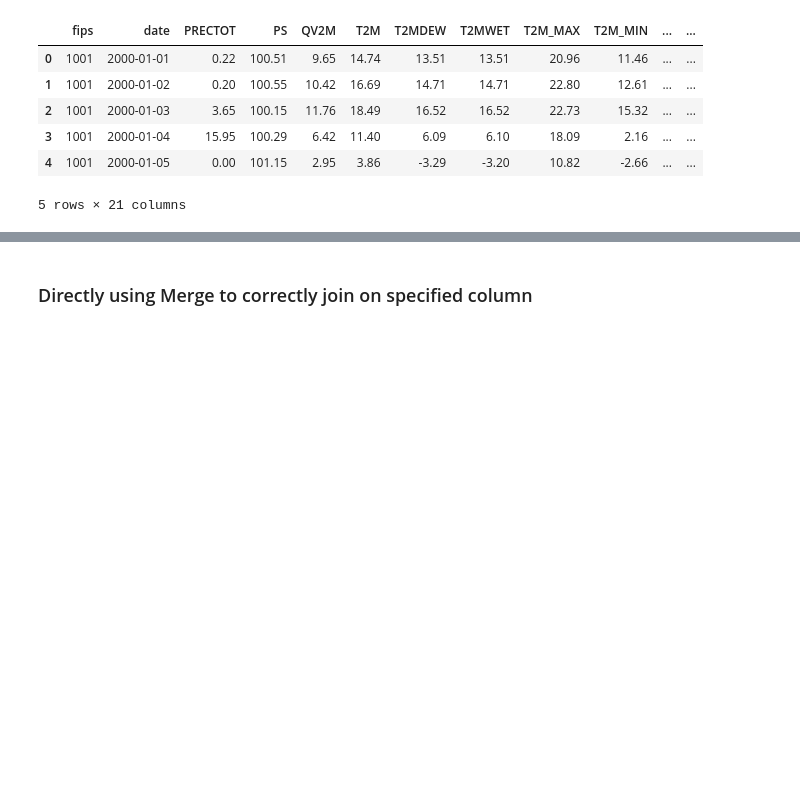
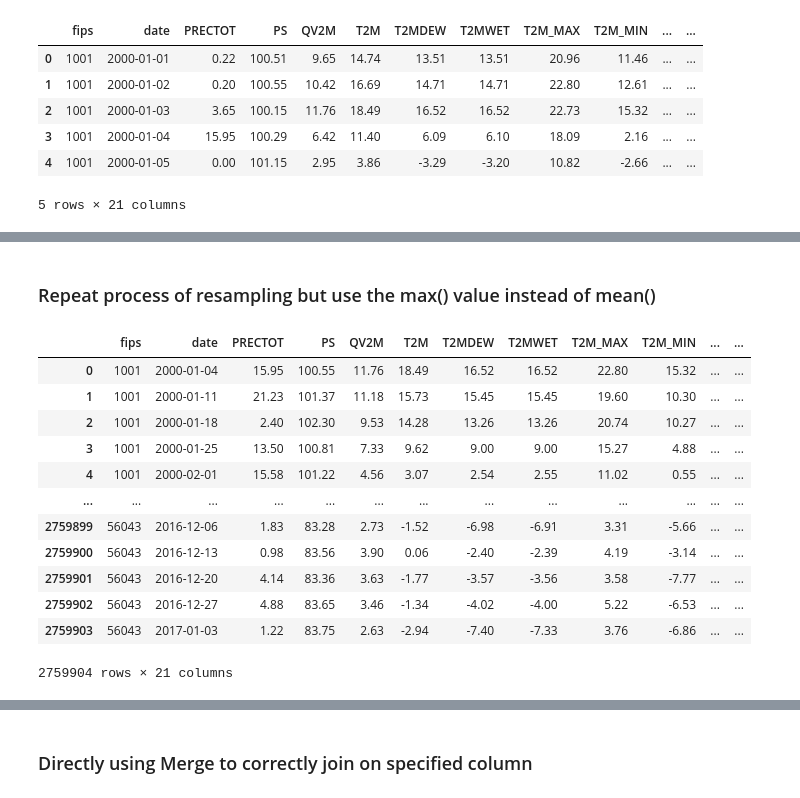
Before and after one commit to ChadDelany/drought_prediction, a Jupyter notebook: Notebooks/03c_Preprocessing-Resample_Merge.ipynb, the cells around one changed output, grey strips where cells are left out. Saved outputs shown, nothing was run; the diff lists cells and outputs as text; code cells hidden in the pictures; blank space fills up the shorter version.

Commit message:
reorganized, setup mean, min, max

```diff
--- a/Notebooks/03c_Preprocessing-Resample_Merge_Scale.ipynb
+++ b/Notebooks/03c_Preprocessing-Resample_Merge.ipynb
@@ -190,0 +189,27 @@ train_set_mean
+# %% [markdown]
+### Repeat process of resampling but use the max() value instead of mean()
+# %%
+# For each county ('fips'), since the score value is set on Tuesday,
+# find the max for all variables from the week leading up to Tuesday: previous Wednesday to Tuesday.
+train_set_max = train_set.groupby('fips').resample('W-TUE', on='date').max()
+
+train_set_max.rename({'fips': 'fips_copy', 'date': 'date_copy'}, axis=1, inplace=True)
+train_set_max.reset_index(inplace=True)
+train_set_max.fillna(method='ffill', inplace=True)
+train_set_max.drop(['fips_copy', 'date_copy'], axis=1, inplace=True)
+
+train_set_max
+# %% [output]
+|  | fips | date | PRECTOT | PS | QV2M | T2M | T2MDEW | T2MWET | T2M_MAX | T2M_MIN | ... | ... |
+| 0 | 1001 | 2000-01-04 | 15.95 | 100.55 | 11.76 | 18.49 | 16.52 | 16.52 | 22.80 | 15.32 | ... | ... |
+| 1 | 1001 | 2000-01-11 | 21.23 | 101.37 | 11.18 | 15.73 | 15.45 | 15.45 | 19.60 | 10.30 | ... | ... |
+| 2 | 1001 | 2000-01-18 | 2.40 | 102.30 | 9.53 | 14.28 | 13.26 | 13.26 | 20.74 | 10.27 | ... | ... |
+| 3 | 1001 | 2000-01-25 | 13.50 | 100.81 | 7.33 | 9.62 | 9.00 | 9.00 | 15.27 | 4.88 | ... | ... |
+| 4 | 1001 | 2000-02-01 | 15.58 | 101.22 | 4.56 | 3.07 | 2.54 | 2.55 | 11.02 | 0.55 | ... | ... |
+| ... | ... | ... | ... | ... | ... | ... | ... | ... | ... | ... | ... | ... |
+| 2759899 | 56043 | 2016-12-06 | 1.83 | 83.28 | 2.73 | -1.52 | -6.98 | -6.91 | 3.31 | -5.66 | ... | ... |
+| 2759900 | 56043 | 2016-12-13 | 0.98 | 83.56 | 3.90 | 0.06 | -2.40 | -2.39 | 4.19 | -3.14 | ... | ... |
+| 2759901 | 56043 | 2016-12-20 | 4.14 | 83.36 | 3.63 | -1.77 | -3.57 | -3.56 | 3.58 | -7.77 | ... | ... |
+| 2759902 | 56043 | 2016-12-27 | 4.88 | 83.65 | 3.46 | -1.34 | -4.02 | -4.00 | 5.22 | -6.53 | ... | ... |
+| 2759903 | 56043 | 2017-01-03 | 1.22 | 83.75 | 2.63 | -2.94 | -7.40 | -7.33 | 3.76 | -6.86 | ... | ... |
+2759904 rows × 21 columns
```
Also changed, not shown: parts of 24 cells of this notebook, 1 other file.
